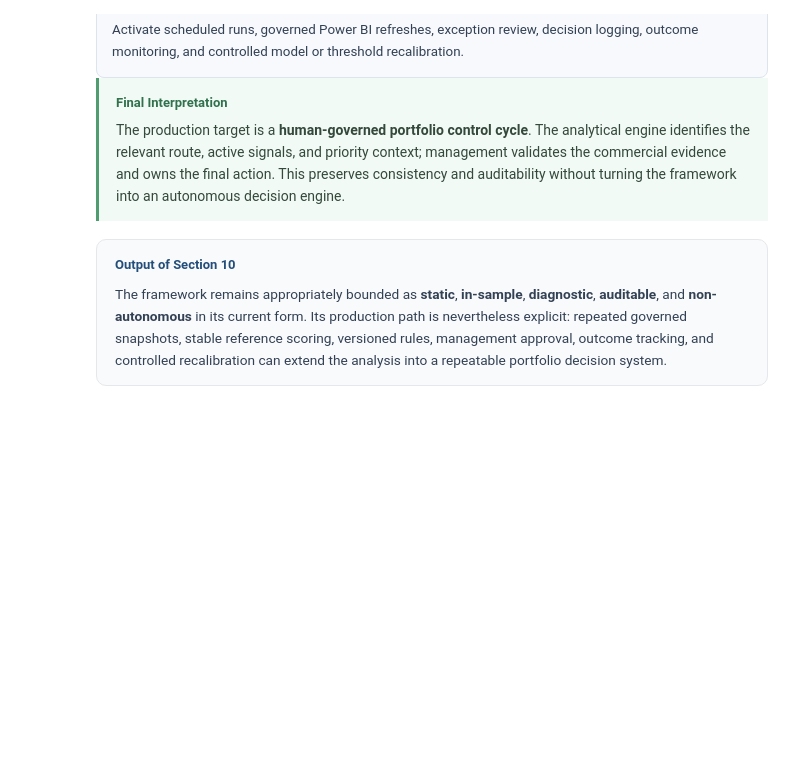
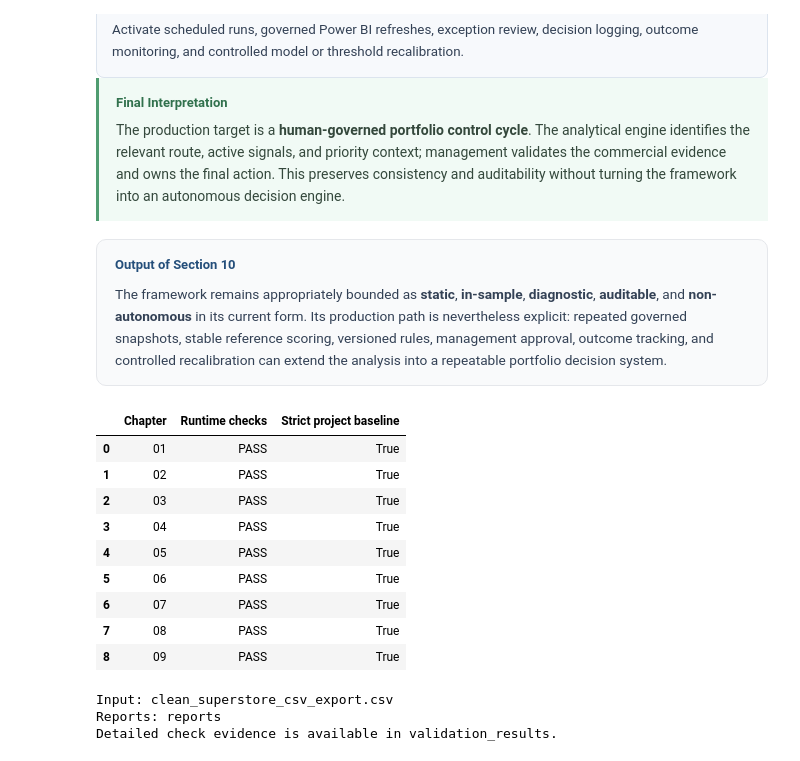
Before and after one commit to kostas-tavlaridis/retail-product-portfolio-decision-system, a Jupyter notebook: notebooks/Product_Portfolio_Risk_Performance.ipynb, the cells around one changed output. Cells and saved outputs as stored; diff of their text form; code cells hidden in the pictures; blank space fills up the shorter version.

Commit message:
Add portfolio pipeline, reports, figures, and architecture guide

```diff
--- a/notebooks/Product_Portfolio_Risk_Performance.ipynb
+++ b/notebooks/Product_Portfolio_Risk_Performance.ipynb
@@ -8829,3 +5194,63 @@ display(opportunity_sensitivity_summary.round(4))
   </div>
 
 </div>
+# %%
+# RUN VERIFICATION — existing checks, not a new test suite or an AI review.
+# Chapter wrappers already ran these checks before returning; this final
+# readout rechecks current in-memory results and declared export existence.
+# A PASS is not proof of every business rule or external-data correctness.
+strict = analysis_config.strict_project_baseline
+validation_results = {
+    "01": validation.validate_chapter_01(
+        chapter_01, strict_project_baseline=strict,
+    ),
+    "02": validation.validate_chapter_02(
+        chapter_02, product_stage1=chapter_01.product_stage1,
+        strict_project_baseline=strict,
+    ),
+    "03": validation.validate_chapter_03(
+        chapter_03, order_prod=chapter_01.order_prod, totals=chapter_01.totals,
+        strict_project_baseline=strict,
+    ),
+    "04": validation.validate_chapter_04(
+        chapter_04, df_seg=chapter_03.df_seg, strict_project_baseline=strict,
+    ),
+    "05": validation.validate_chapter_05(
+        chapter_05, df_seg=chapter_03.df_seg, strict_project_baseline=strict,
+    ),
+    "06": validation.validate_chapter_06(
+        chapter_06, strict_project_baseline=strict,
+    ),
+    "07": validation.validate_chapter_07(
+        chapter_07, chapter_06=chapter_06, strict_project_baseline=strict,
+    ),
+    "08": validation.validate_chapter_08(
+        chapter_08, chapter_07=chapter_07, strict_project_baseline=strict,
+    ),
+    "09": validation.validate_chapter_09(
+        chapter_09, chapter_08=chapter_08, strict_project_baseline=strict,
+    ),
+}
+validation_summary = pd.DataFrame([
+    {"Chapter": chapter, "Runtime checks": evidence["status"],
+     "Strict project baseline": strict}
+    for chapter, evidence in validation_results.items()
+])
+display(validation_summary)
+print(f"Input: {analysis_config.input_csv}")
+print(f"Reports: {analysis_config.reports_dir}")
+print("Detailed check evidence is available in validation_results.")
+# %% [output]
+|  | Chapter | Runtime checks | Strict project baseline |
+| 0 | 01 | PASS | True |
+| 1 | 02 | PASS | True |
+| 2 | 03 | PASS | True |
+| 3 | 04 | PASS | True |
+| 4 | 05 | PASS | True |
+| 5 | 06 | PASS | True |
+| 6 | 07 | PASS | True |
+| 7 | 08 | PASS | True |
+| 8 | 09 | PASS | True |
+Input: clean_superstore_csv_export.csv
+Reports: reports
+Detailed check evidence is available in validation_results.
```
Also changed, not shown: parts of 33 cells of this notebook, 41 other files.
